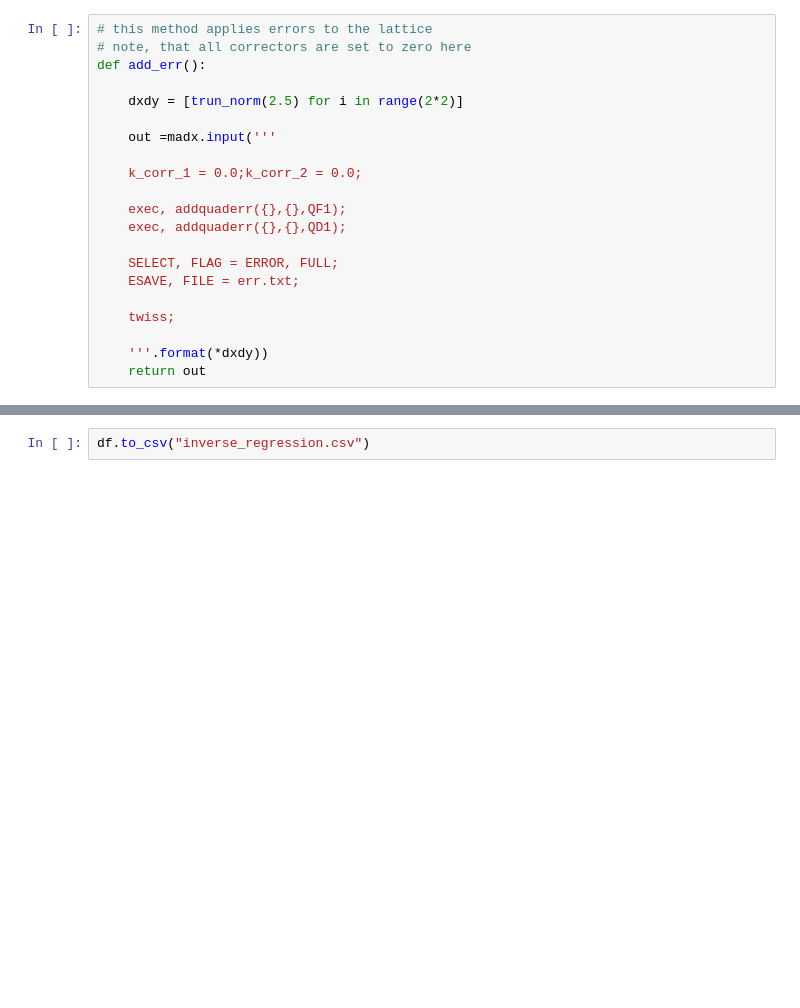
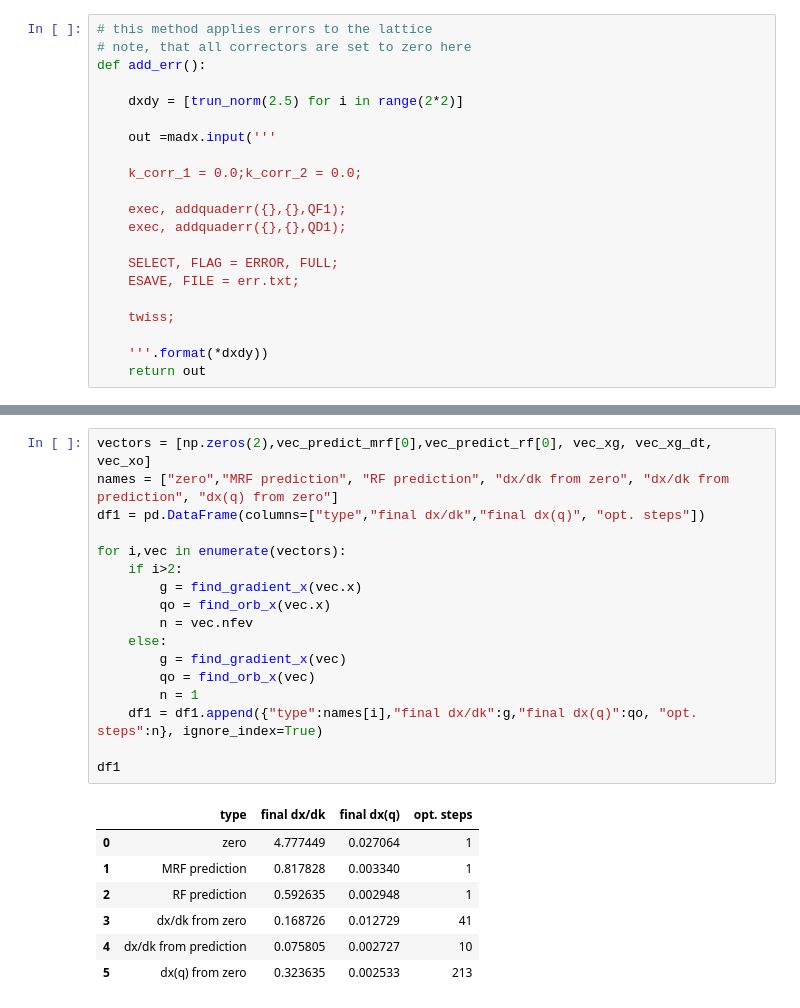
Before and after one commit to drabusov/cryring, a Jupyter notebook: FODO_orbit.ipynb, the cells around one changed output, grey strips where cells are left out. Saved outputs shown, nothing was run; the diff lists cells and outputs as text; blank space fills up the shorter version.

```diff
--- a/FODO_orbit.ipynb
+++ b/FODO_orbit.ipynb
@@ -465,2 +521,25 @@ plt.grid()
-# %%
-df.to_csv("inverse_regression.csv")
+# %%
+vectors = [np.zeros(2),vec_predict_mrf[0],vec_predict_rf[0], vec_xg, vec_xg_dt, vec_xo]
+names = ["zero","MRF prediction", "RF prediction", "dx/dk from zero", "dx/dk from prediction", "dx(q) from zero"]
+df1 = pd.DataFrame(columns=["type","final dx/dk","final dx(q)", "opt. steps"])
+
+for i,vec in enumerate(vectors):
+    if i>2:
+        g = find_gradient_x(vec.x)
+        qo = find_orb_x(vec.x)
+        n = vec.nfev
+    else:
+        g = find_gradient_x(vec)
+        qo = find_orb_x(vec)
+        n = 1
+    df1 = df1.append({"type":names[i],"final dx/dk":g,"final dx(q)":qo, "opt. steps":n}, ignore_index=True)
+
+df1
+# %% [output]
+|  | type | final dx/dk | final dx(q) | opt. steps |
+| 0 | zero | 4.777449 | 0.027064 | 1 |
+| 1 | MRF prediction | 0.817828 | 0.003340 | 1 |
+| 2 | RF prediction | 0.592635 | 0.002948 | 1 |
+| 3 | dx/dk from zero | 0.168726 | 0.012729 | 41 |
+| 4 | dx/dk from prediction | 0.075805 | 0.002727 | 10 |
+| 5 | dx(q) from zero | 0.323635 | 0.002533 | 213 |
```
Also changed, not shown: parts of 10 cells of this notebook.
